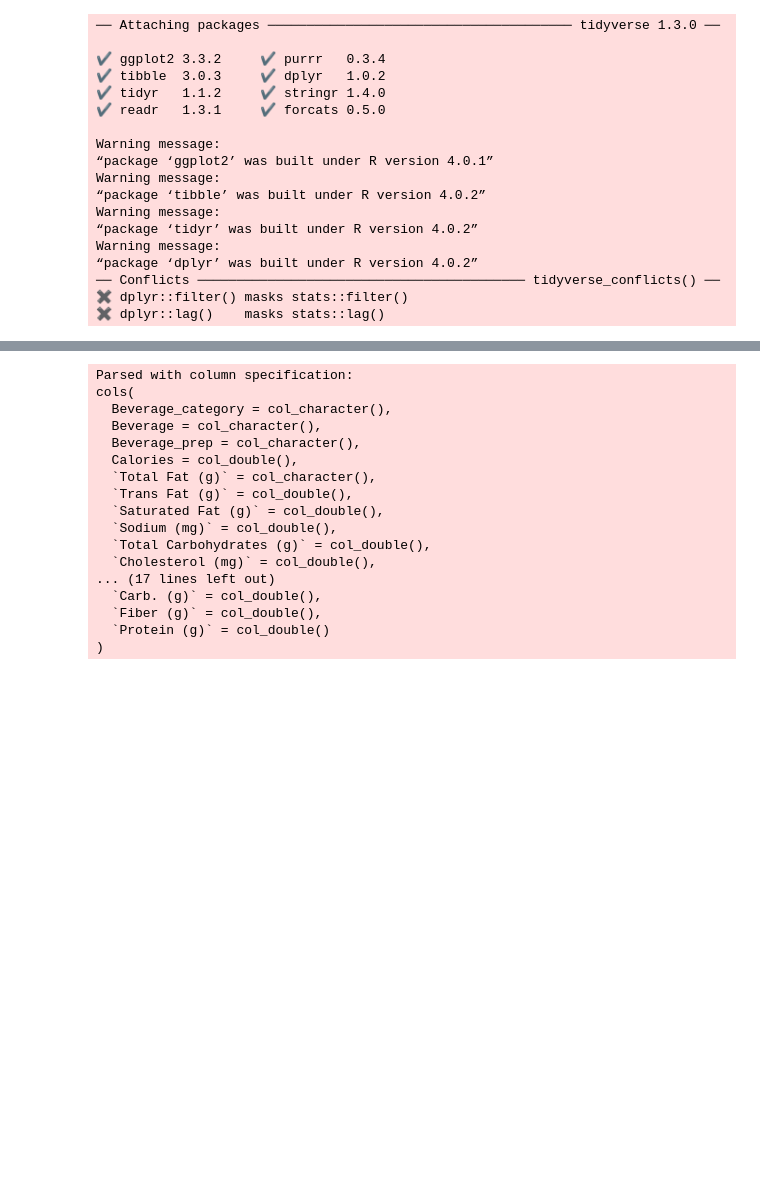
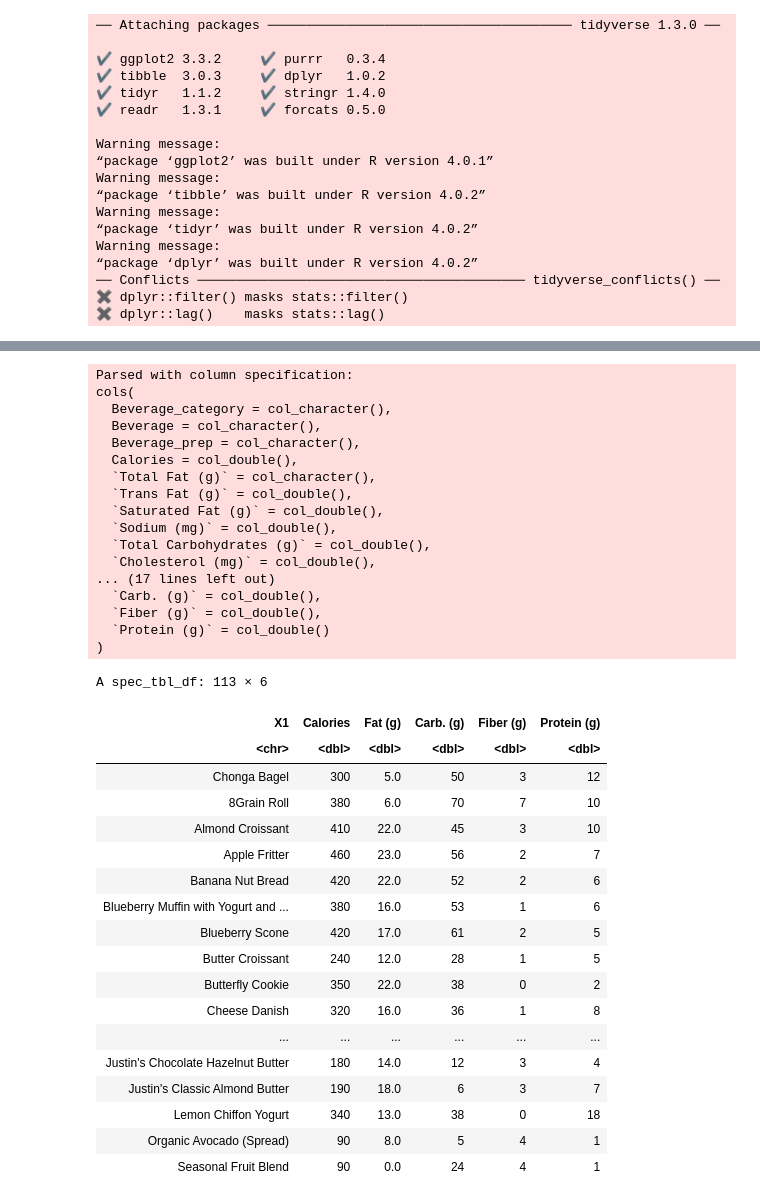
Before and after one commit to rmahinpei/dsci100-project, a Jupyter notebook: project-proposal.ipynb, the cells around one changed output, grey strips where cells are left out. Saved outputs shown, nothing was run; the diff lists cells and outputs as text; code cells hidden in the pictures; blank space fills up the shorter version.

```diff
--- a/project-proposal.ipynb
+++ b/project-proposal.ipynb
@@ -24,24 +33,44 @@ Warning message:
 # %%
 drink_data <- read_csv("data/starbucks/drinkMenu.csv")
 food_data <- read_csv("data/starbucks/foodMenu.csv")
+food_data
 # %% [output]
 Parsed with column specification:
 cols(
   Beverage_category = col_character(),
   Beverage = col_character(),
   Beverage_prep = col_character(),
   Calories = col_double(),
   `Total Fat (g)` = col_character(),
   `Trans Fat (g)` = col_double(),
   `Saturated Fat (g)` = col_double(),
   `Sodium (mg)` = col_double(),
   `Total Carbohydrates (g)` = col_double(),
   `Cholesterol (mg)` = col_double(),
 ... (17 lines left out)
   `Carb. (g)` = col_double(),
   `Fiber (g)` = col_double(),
   `Protein (g)` = col_double()
 )
+A spec_tbl_df: 113 × 6
+| X1 | Calories | Fat (g) | Carb. (g) | Fiber (g) | Protein (g) |
+| <chr> | <dbl> | <dbl> | <dbl> | <dbl> | <dbl> |
+| Chonga Bagel | 300 | 5.0 | 50 | 3 | 12 |
+| 8Grain Roll | 380 | 6.0 | 70 | 7 | 10 |
+| Almond Croissant | 410 | 22.0 | 45 | 3 | 10 |
+| Apple Fritter | 460 | 23.0 | 56 | 2 | 7 |
+| Banana Nut Bread | 420 | 22.0 | 52 | 2 | 6 |
+| Blueberry Muffin with Yogurt and ... | 380 | 16.0 | 53 | 1 | 6 |
+| Blueberry Scone | 420 | 17.0 | 61 | 2 | 5 |
+| Butter Croissant | 240 | 12.0 | 28 | 1 | 5 |
+| Butterfly Cookie | 350 | 22.0 | 38 | 0 | 2 |
+| Cheese Danish | 320 | 16.0 | 36 | 1 | 8 |
+| ... | ... | ... | ... | ... | ... |
+| Justin's Chocolate Hazelnut Butter | 180 | 14.0 | 12 | 3 | 4 |
+| Justin's Classic Almond Butter | 190 | 18.0 | 6 | 3 | 7 |
+| Lemon Chiffon Yogurt | 340 | 13.0 | 38 | 0 | 18 |
+| Organic Avocado (Spread) | 90 | 8.0 | 5 | 4 | 1 |
+| Seasonal Fruit Blend | 90 | 0.0 | 24 | 4 | 1 |
 # %%
 byRegion <- read_csv("data/salaries/byRegion.csv")
 byCollege <- read_csv("data/salaries/byCollege.csv")
```
Also changed, not shown: parts of 2 cells of this notebook.
